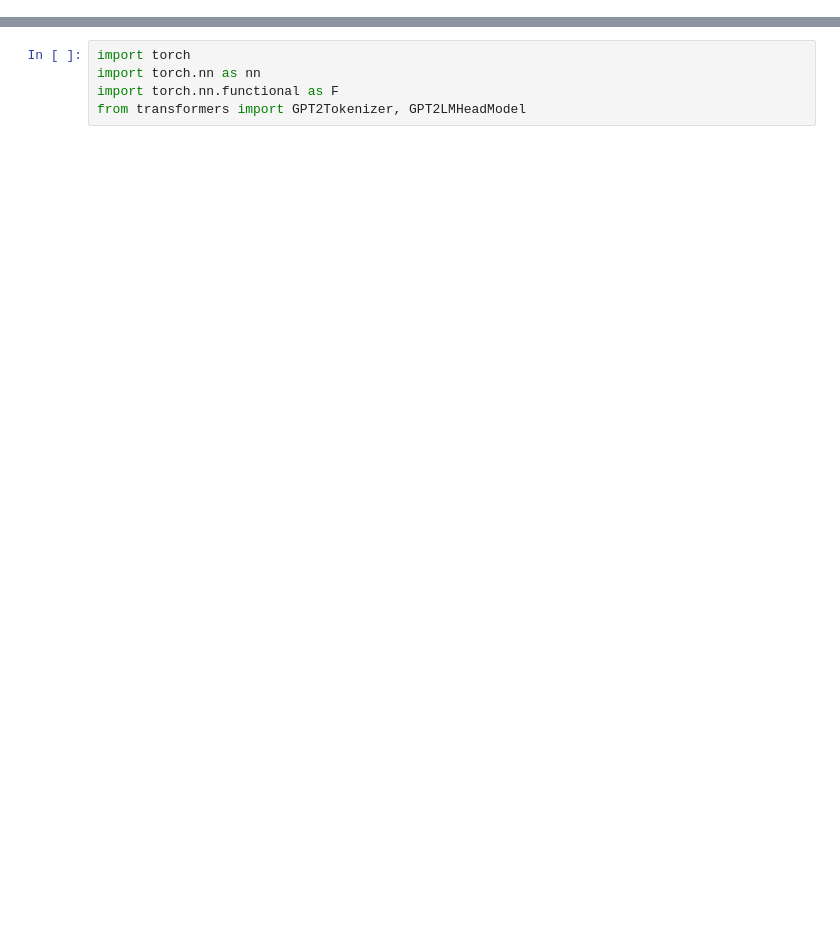
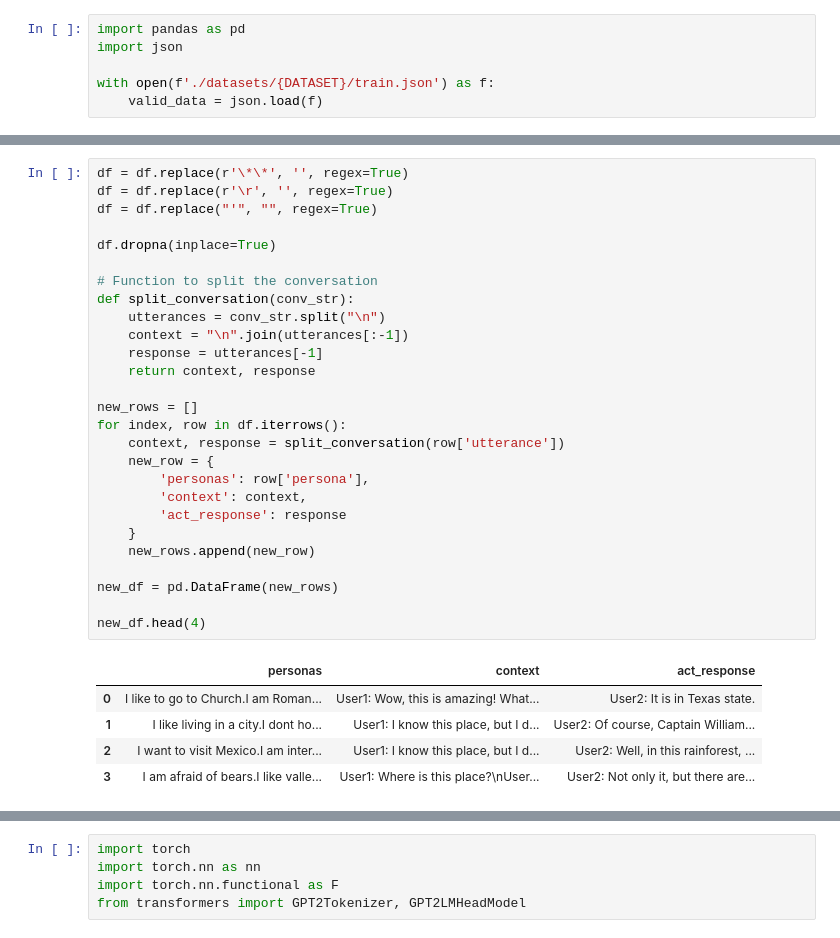
Before and after one commit to salehafzoon/PAA_Implementation, a Jupyter notebook: Implementing_Persona_Adaptive_Attention_PAA_for_Personalized_Dialogue.ipynb, the cells around one changed output, grey strips where cells are left out. Saved outputs shown, nothing was run; the diff lists cells and outputs as text; blank space fills up the shorter version.

```diff
--- a/Implementing_Persona_Adaptive_Attention_PAA_for_Personalized_Dialogue.ipynb
+++ b/Implementing_Persona_Adaptive_Attention_PAA_for_Personalized_Dialogue.ipynb
@@ -9,0 +19,6 @@
+# %%
+import pandas as pd
+import json
+
+with open(f'./datasets/{DATASET}/train.json') as f:
+    valid_data = json.load(f)
@@ -9,0 +52,33 @@
+# %%
+df = df.replace(r'\*\*', '', regex=True)
+df = df.replace(r'\r', '', regex=True)
+df = df.replace("'", "", regex=True)
+
+df.dropna(inplace=True)
+
+# Function to split the conversation
+def split_conversation(conv_str):
+    utterances = conv_str.split("\n")
+    context = "\n".join(utterances[:-1])
+    response = utterances[-1]
+    return context, response
+
+new_rows = []
+for index, row in df.iterrows():
+    context, response = split_conversation(row['utterance'])
+    new_row = {
+        'personas': row['persona'],
+        'context': context,
+        'act_response': response
+    }
+    new_rows.append(new_row)
+
+new_df = pd.DataFrame(new_rows)
+
+new_df.head(4)
+# %% [output]
+|  | personas | context | act_response |
+| 0 | I like to go to Church.I am Roman... | User1: Wow, this is amazing! What... | User2: It is in Texas state. |
+| 1 | I like living in a city.I dont ho... | User1: I know this place, but I d... | User2: Of course, Captain William... |
+| 2 | I want to visit Mexico.I am inter... | User1: I know this place, but I d... | User2: Well, in this rainforest, ... |
+| 3 | I am afraid of bears.I like valle... | User1: Where is this place?\nUser... | User2: Not only it, but there are... |
```
Also changed, not shown: parts of 29 cells of this notebook, 4 other files.
